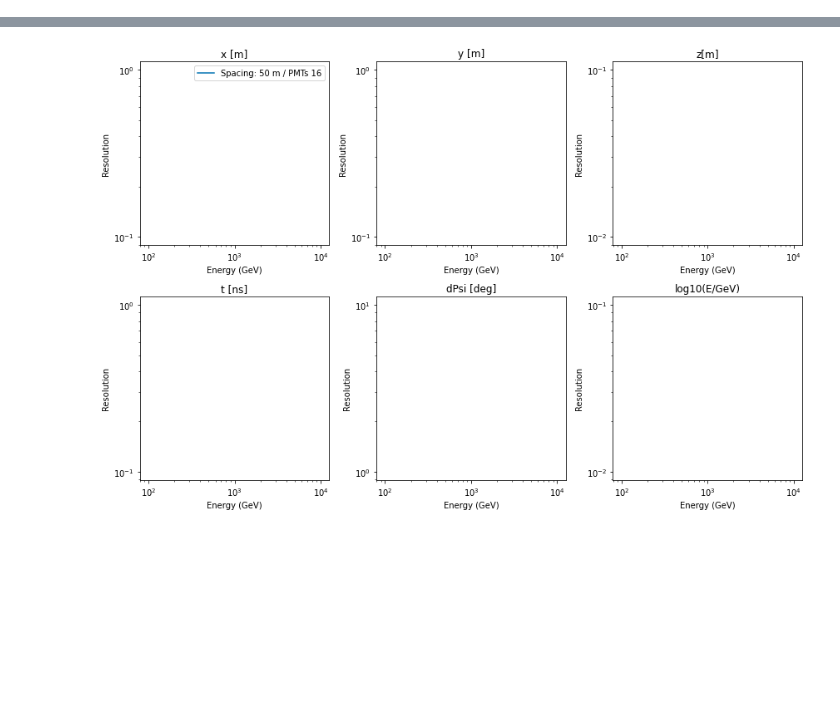
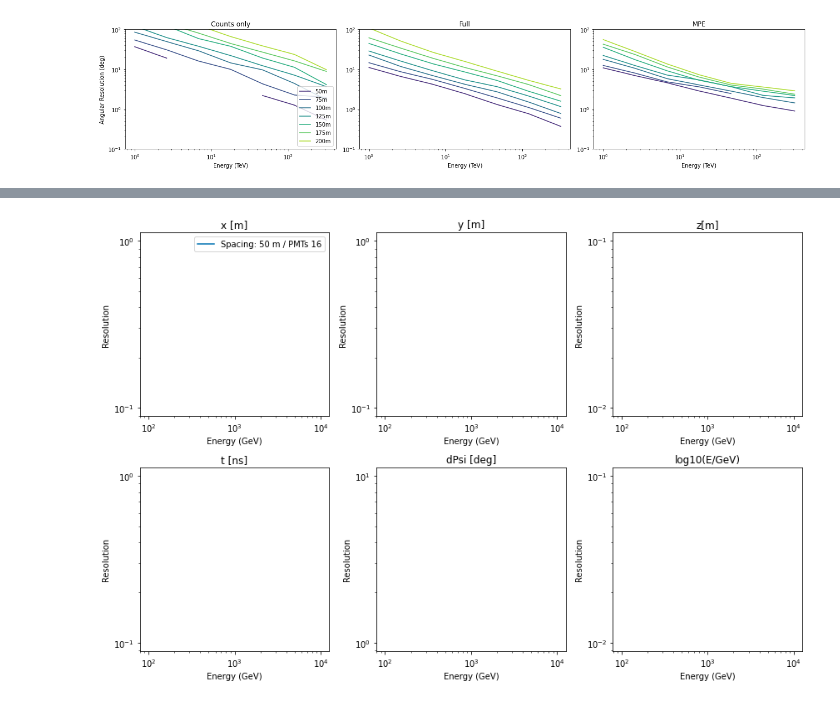
Before and after one commit to pone-software/olympus, a Jupyter notebook: plot_fisher_results.ipynb, the cells around one changed output, grey strips where cells are left out. Cells and saved outputs as stored; diff of their text form; code cells hidden in the pictures; blank space fills up the shorter version.

```diff
--- a/plot_fisher_results.ipynb
+++ b/plot_fisher_results.ipynb
@@ -83,0 +113,30 @@ plt.savefig(f"figures/em_casc_edep_res_comp.png", dpi=150)
+# %%
+fig, axs = plt.subplots(1, 3, figsize=(3*6, 4))
+
+dfssel = dfs.loc[(slice(None), slice(None), slice(None), 16)]
+
+spacings =  np.unique(dfs.index.get_level_values(1))
+colormap = sns.color_palette("viridis", len(spacings))
+
+linestyles = ["--", "-.", "-"]
+
+
+for i, (spacing, group) in enumerate(dfssel.groupby(level=1)):
+    for ax, (mode, group2) in zip(axs, group.groupby(level=0)):
+        ax.plot(group2.index.get_level_values(2) / 1E3, group2.ang_res, color=colormap[i])
+        ax.set_xscale("log")
+        ax.set_yscale("log")
+        ax.set_xlabel("Energy (TeV)")
+        ax.set_ylim(0.1, 100)
+        ax.set_title(mode)
+axs[0].set_ylabel("Angular Resolution (deg)")
+
+proxies = [plt.Line2D([], [], color=colormap[i]) for i in range(len(energies))]
+labels = [f"{s:.0f}m" for s in spacings]
+
+
+axs[0].legend(proxies, labels, loc="lower right")
+plt.tight_layout()
+#plt.savefig(f"figures/em_casc_edep_res_comp.png", dpi=150)
+# %% [output]
+[figure, added]
```
Also changed, not shown: parts of 6 cells of this notebook, 2 other files.
